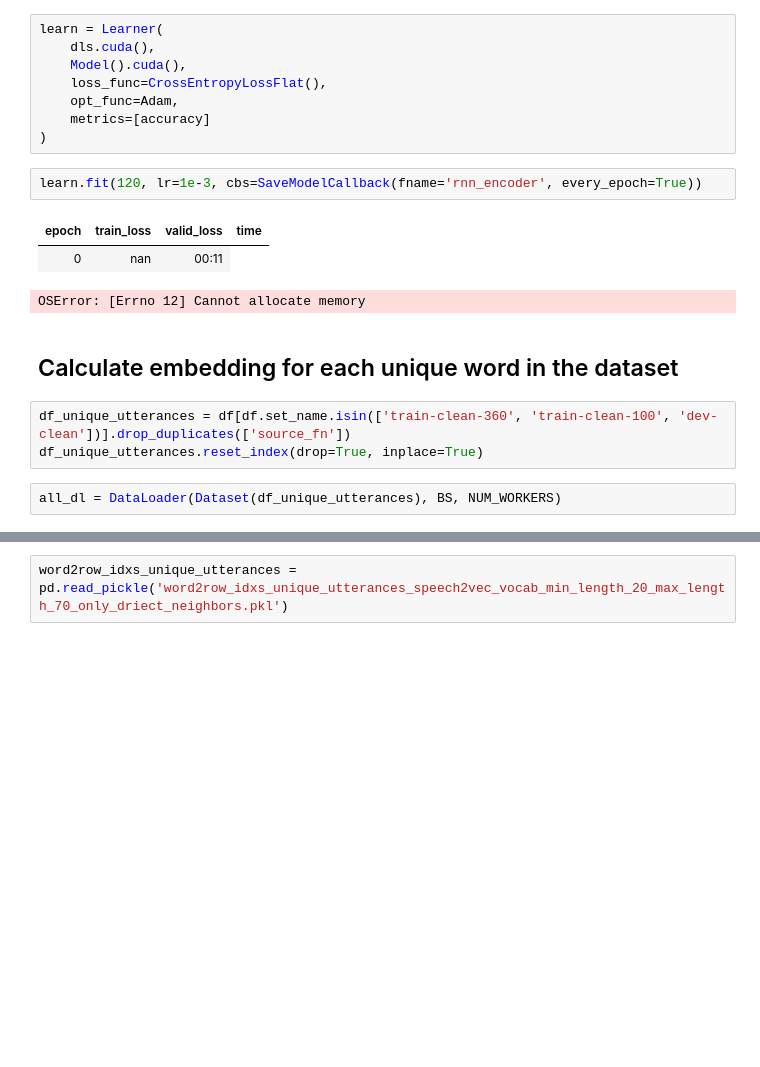
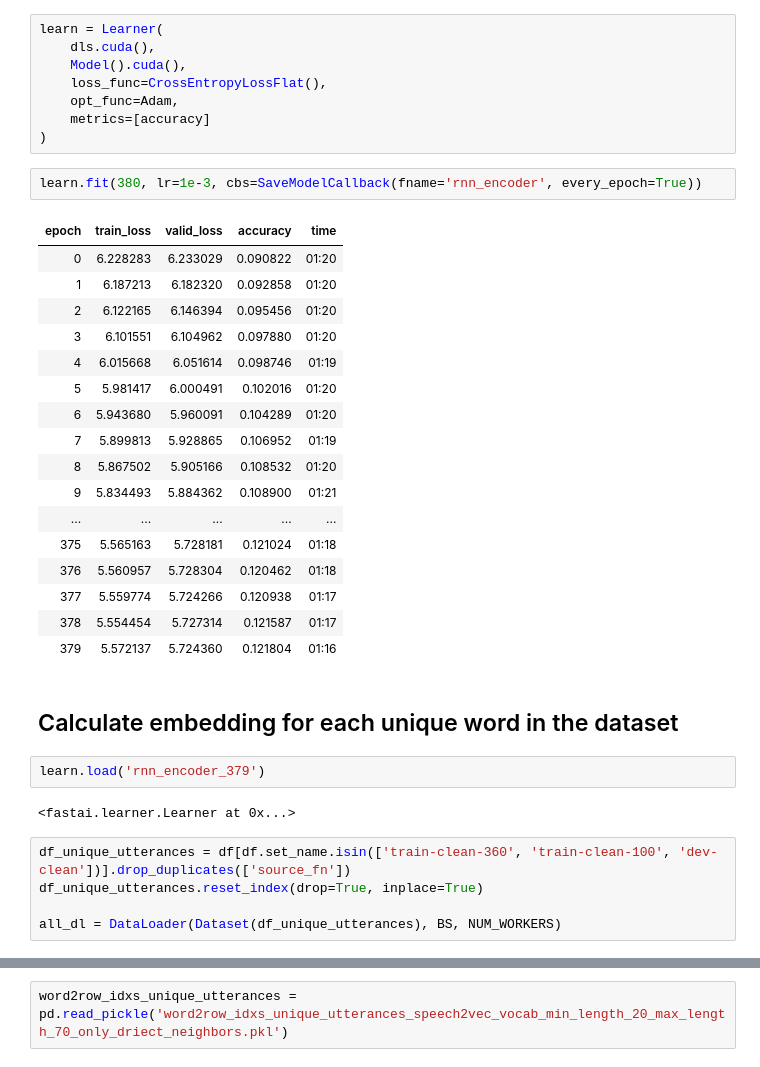
Before and after one commit to earthspecies/audio-embeddings, a Jupyter notebook: 05_rnn_encoder.ipynb, the cells around one changed output, grey strips where cells are left out. Drawn from its saved outputs; the diff is of its cells as text; blank space fills up the shorter version.

```diff
--- a/05_rnn_encoder.ipynb
+++ b/05_rnn_encoder.ipynb
@@ -154,18 +154,36 @@ learn = Learner(
     metrics=[accuracy]
 )
 # %%
-learn.fit(120, lr=1e-3, cbs=SaveModelCallback(fname='rnn_encoder', every_epoch=True))
+learn.fit(380, lr=1e-3, cbs=SaveModelCallback(fname='rnn_encoder', every_epoch=True))
 # %% [output]
-| epoch | train_loss | valid_loss | time |
-| 0 | nan | 00:11 |
+| epoch | train_loss | valid_loss | accuracy | time |
+| 0 | 6.228283 | 6.233029 | 0.090822 | 01:20 |
+| 1 | 6.187213 | 6.182320 | 0.092858 | 01:20 |
+| 2 | 6.122165 | 6.146394 | 0.095456 | 01:20 |
+| 3 | 6.101551 | 6.104962 | 0.097880 | 01:20 |
+| 4 | 6.015668 | 6.051614 | 0.098746 | 01:19 |
+| 5 | 5.981417 | 6.000491 | 0.102016 | 01:20 |
+| 6 | 5.943680 | 5.960091 | 0.104289 | 01:20 |
+| 7 | 5.899813 | 5.928865 | 0.106952 | 01:19 |
+| 8 | 5.867502 | 5.905166 | 0.108532 | 01:20 |
+| 9 | 5.834493 | 5.884362 | 0.108900 | 01:21 |
+| ... | ... | ... | ... | ... |
+| 375 | 5.565163 | 5.728181 | 0.121024 | 01:18 |
+| 376 | 5.560957 | 5.728304 | 0.120462 | 01:18 |
+| 377 | 5.559774 | 5.724266 | 0.120938 | 01:17 |
+| 378 | 5.554454 | 5.727314 | 0.121587 | 01:17 |
+| 379 | 5.572137 | 5.724360 | 0.121804 | 01:16 |
-OSError: [Errno 12] Cannot allocate memory
 # %% [markdown]
 ## Calculate embedding for each unique word in the dataset
+# %%
+learn.load('rnn_encoder_379')
+# %% [output]
+<fastai.learner.Learner at 0x...>
 # %%
 df_unique_utterances = df[df.set_name.isin(['train-clean-360', 'train-clean-100', 'dev-clean'])].drop_duplicates(['source_fn'])
 df_unique_utterances.reset_index(drop=True, inplace=True)
+
+all_dl = DataLoader(Dataset(df_unique_utterances), BS, NUM_WORKERS)
-# %%
-all_dl = DataLoader(Dataset(df_unique_utterances), BS, NUM_WORKERS)
 # %%
 %%time
 
```
Also changed, not shown: parts of 15 cells of this notebook.
